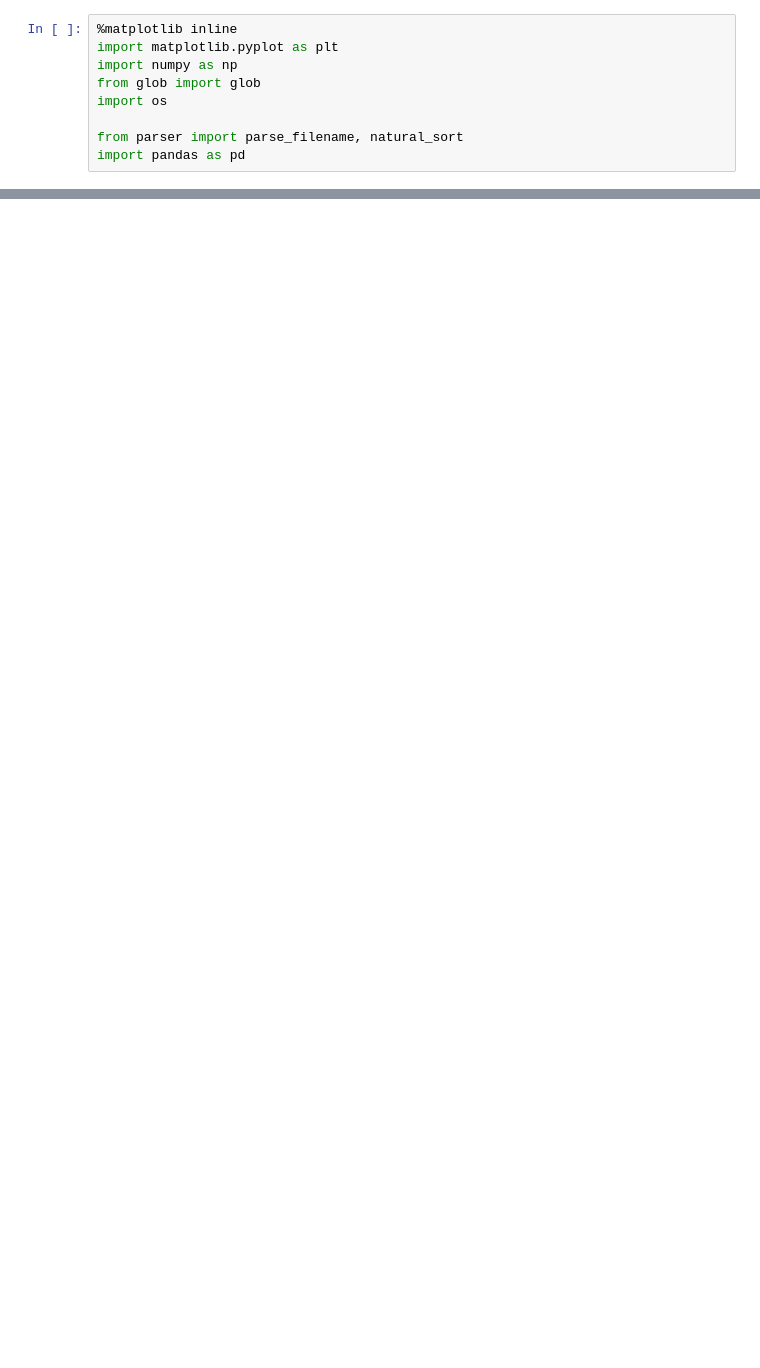
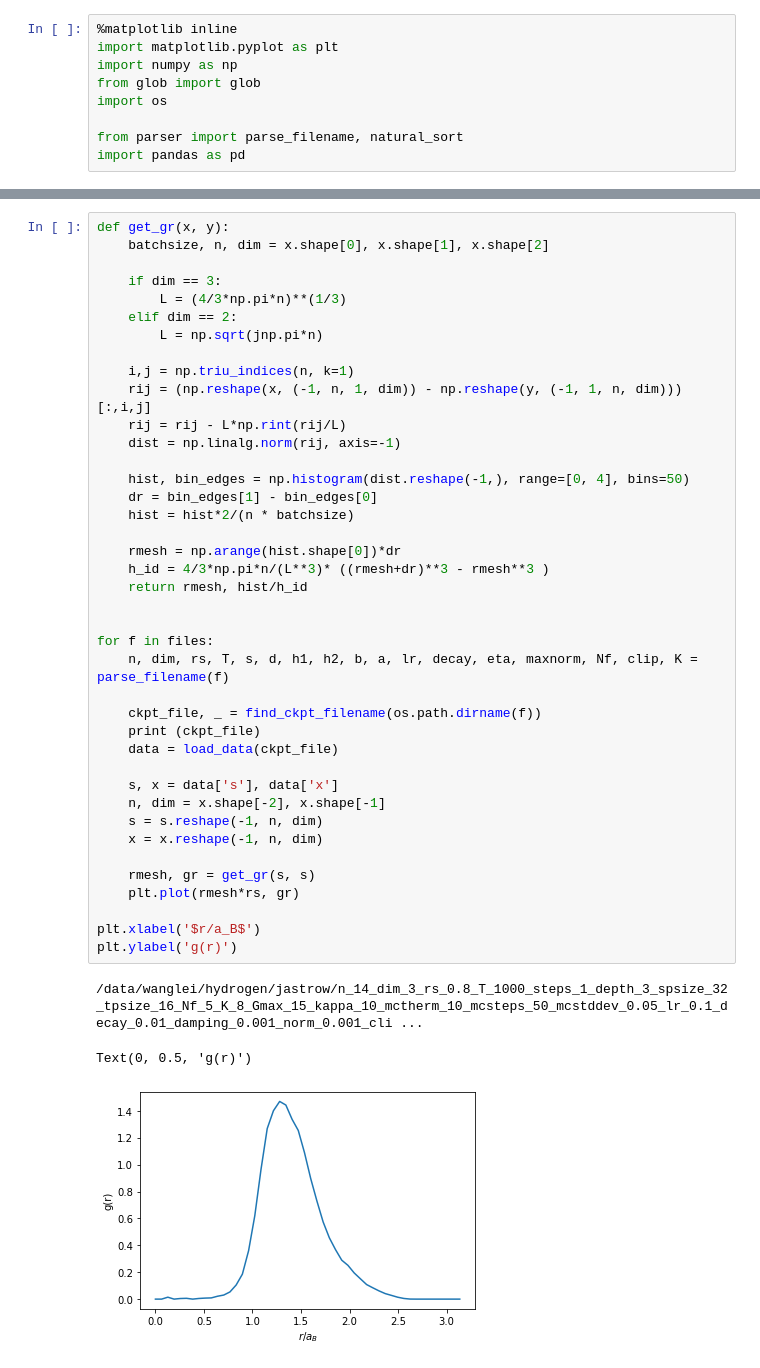
Before and after one commit to fermiflow/hydrogen, a Jupyter notebook: analysis/analysis.ipynb, the cells around one changed output, grey strips where cells are left out. Drawn from its saved outputs; the diff is of its cells as text; blank space fills up the shorter version.

```diff
--- a/analysis/analysis.ipynb
+++ b/analysis/analysis.ipynb
@@ -98,0 +110,44 @@ plt.xscale('log')
+# %%
+def get_gr(x, y):
+    batchsize, n, dim = x.shape[0], x.shape[1], x.shape[2]
+
+    if dim == 3:
+        L = (4/3*np.pi*n)**(1/3)
+    elif dim == 2:
+        L = np.sqrt(jnp.pi*n)
+
+    i,j = np.triu_indices(n, k=1)
+    rij = (np.reshape(x, (-1, n, 1, dim)) - np.reshape(y, (-1, 1, n, dim)))[:,i,j]
+    rij = rij - L*np.rint(rij/L)
+    dist = np.linalg.norm(rij, axis=-1)
+
+    hist, bin_edges = np.histogram(dist.reshape(-1,), range=[0, 4], bins=50)
+    dr = bin_edges[1] - bin_edges[0]
+    hist = hist*2/(n * batchsize)
+
+    rmesh = np.arange(hist.shape[0])*dr
+    h_id = 4/3*np.pi*n/(L**3)* ((rmesh+dr)**3 - rmesh**3 )
+    return rmesh, hist/h_id
+
+
+for f in files:
+    n, dim, rs, T, s, d, h1, h2, b, a, lr, decay, eta, maxnorm, Nf, clip, K = parse_filename(f)
+
+    ckpt_file, _ = find_ckpt_filename(os.path.dirname(f))
+    print (ckpt_file)
+    data = load_data(ckpt_file)
+
+    s, x = data['s'], data['x']
+    n, dim = x.shape[-2], x.shape[-1]
+    s = s.reshape(-1, n, dim)
+    x = x.reshape(-1, n, dim)
+
+    rmesh, gr = get_gr(s, s)
+    plt.plot(rmesh*rs, gr)
+
+plt.xlabel('$r/a_B$')
+plt.ylabel('g(r)')
+# %% [output]
+/data/wanglei/hydrogen/jastrow/n_14_dim_3_rs_0.8_T_1000_steps_1_depth_3_spsize_32_tpsize_16_Nf_5_K_8_Gmax_15_kappa_10_mctherm_10_mcsteps_50_mcstddev_0.05_lr_0.1_decay_0.01_damping_0.001_norm_0.001_cli ...
+Text(0, 0.5, 'g(r)')
+[figure, added]
```
Also changed, not shown: parts of 7 cells of this notebook, 9 other files.
